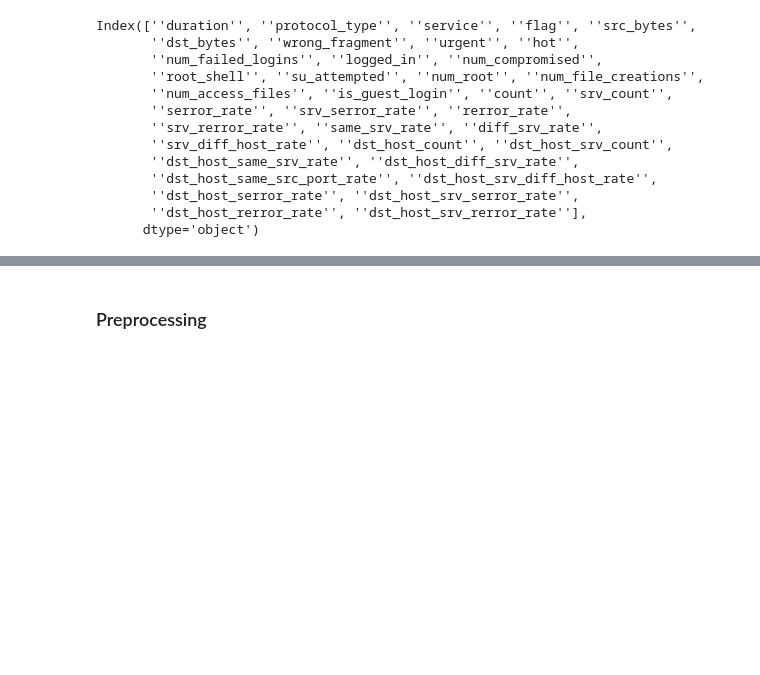
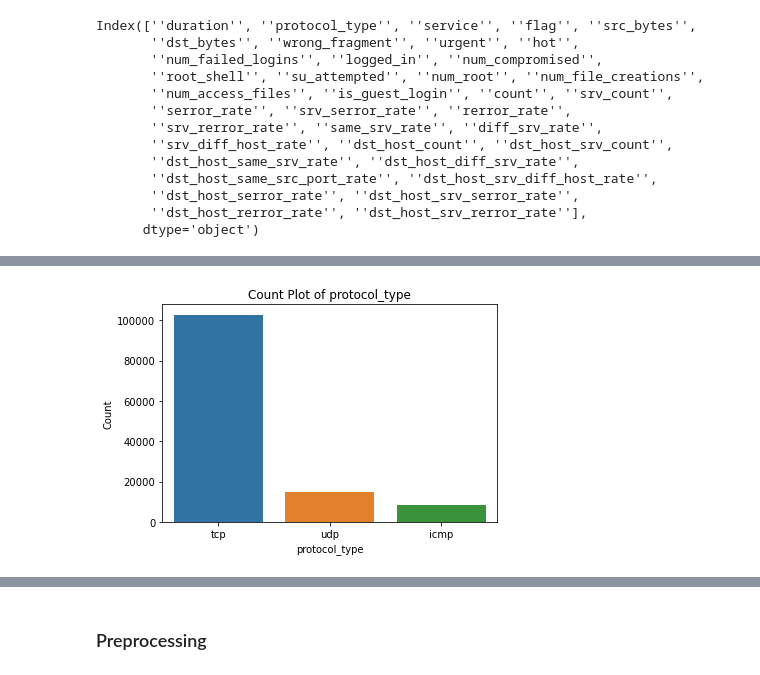
Before and after one commit to AbhashPL/ism-proj, a Jupyter notebook: APT-DNN-ISM.ipynb, the cells around one changed output, grey strips where cells are left out. Saved outputs shown, nothing was run; the diff lists cells and outputs as text; code cells hidden in the pictures; blank space fills up the shorter version.

```diff
--- a/APT-DNN-ISM.ipynb
+++ b/APT-DNN-ISM.ipynb
@@ -209,0 +202,8 @@ cols_to_scale = list(filter(lambda x: x not in categorical_cols, X_train_cols))
+# %%
+sns.countplot(X["'protocol_type'"])
+plt.xlabel('protocol_type')
+plt.ylabel('Count')
+plt.title('Count Plot of protocol_type')
+plt.show()
+# %% [output]
+[figure, added]
```
Also changed, not shown: parts of 54 cells of this notebook.
